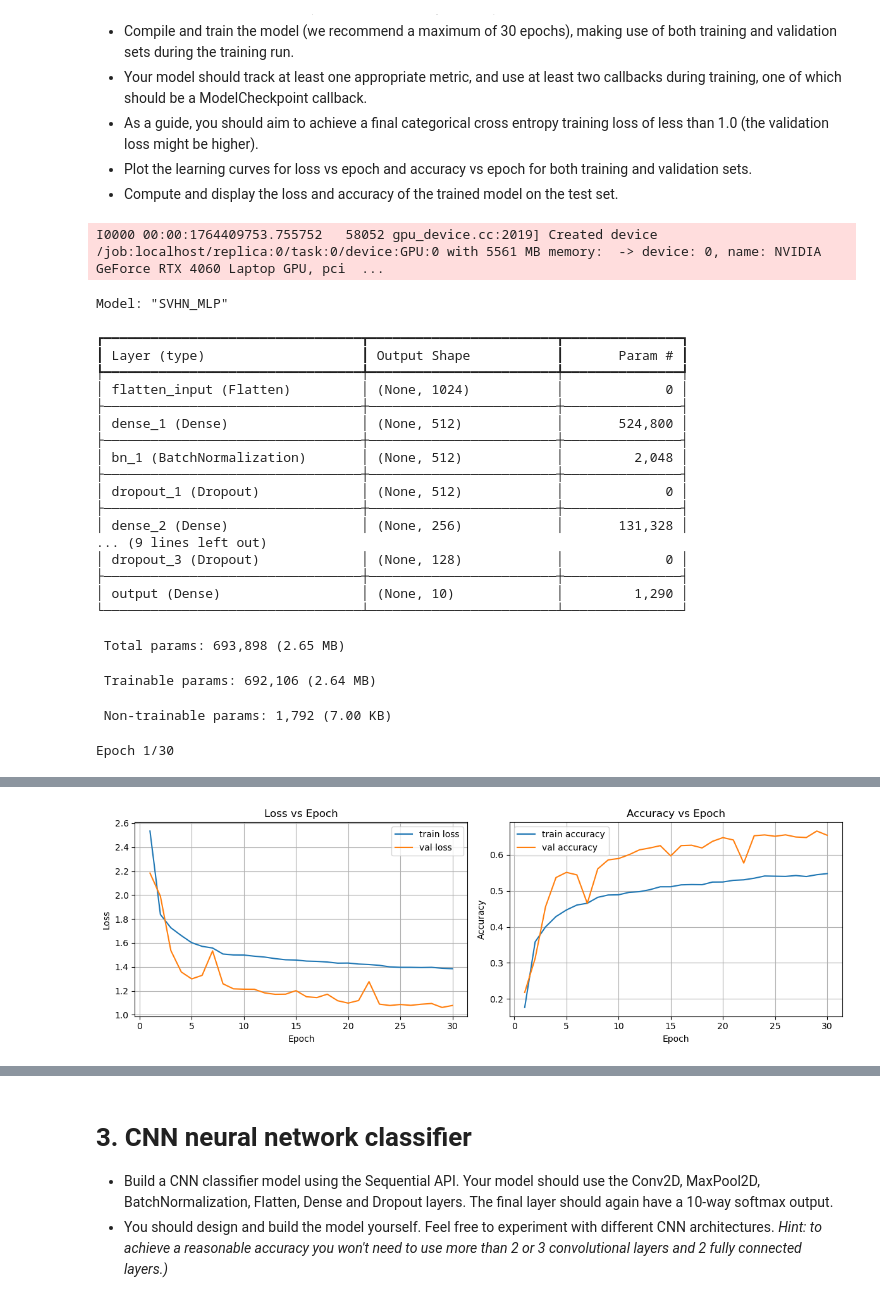
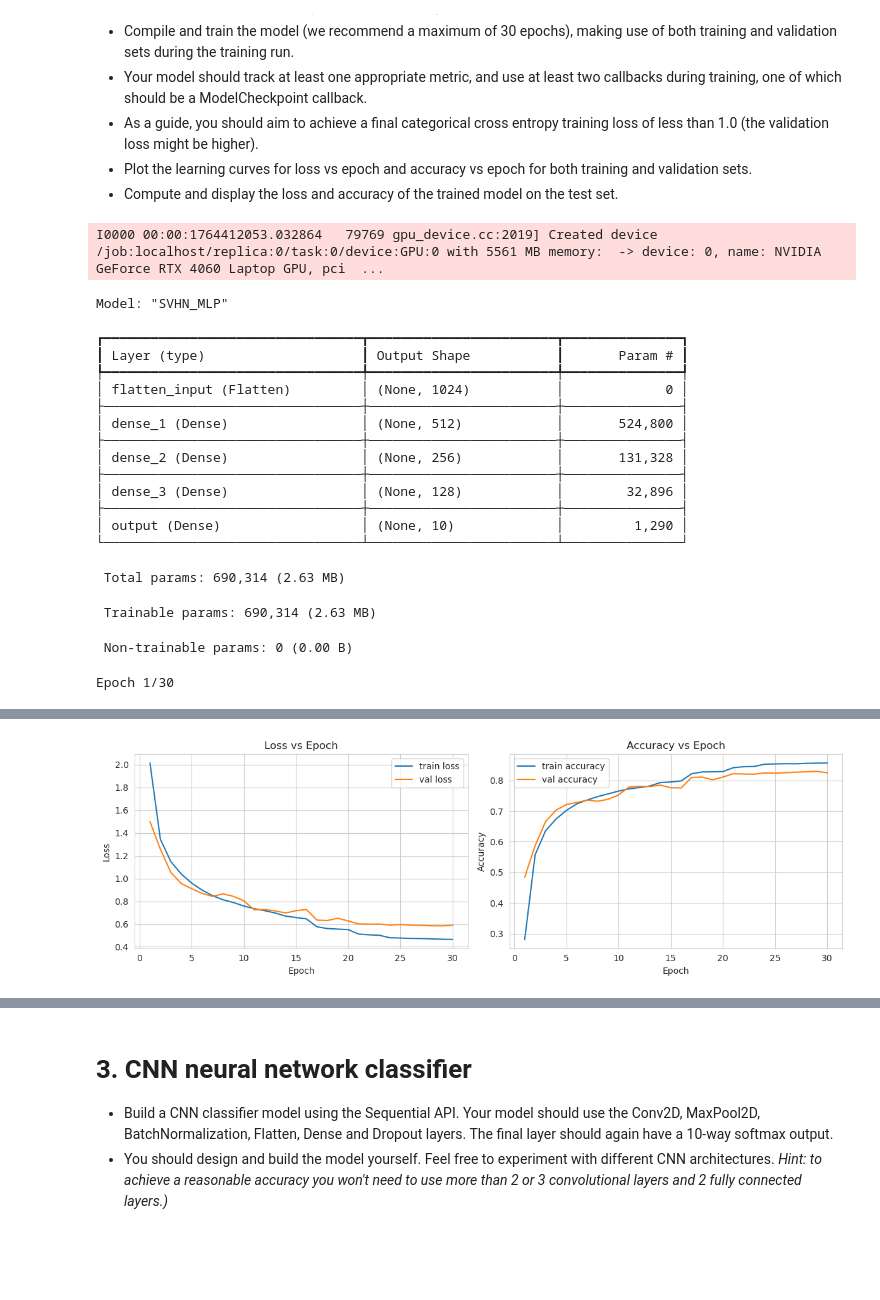
Before and after one commit to heritaco/Coursera, a Jupyter notebook: TensorFlow 2/01 Getting Started/05 Capstone Project/Capstone_Project.ipynb, the cells around one changed output, grey strips where cells are left out. Saved outputs shown, nothing was run; the diff lists cells and outputs as text; code cells hidden in the pictures; blank space fills up the shorter version.

```diff
--- a/TensorFlow 2/01 Getting Started/05 Capstone Project/Capstone_Project.ipynb
+++ b/TensorFlow 2/01 Getting Started/05 Capstone Project/Capstone_Project.ipynb
@@ -21,6 +26,8 @@ import os
 # Third-party scientific stack
 import numpy as np
 import matplotlib.pyplot as plt
+import seaborn as sns
+sns.set_style("whitegrid")
 from scipy.io import loadmat
 from sklearn.model_selection import train_test_split
 
@@ -298,8 +302,8 @@ def build_mlp_model(
     # Hidden Dense layers
     for i, units in enumerate(hidden_units, start=1):
         model.add(layers.Dense(units, activation="relu", name=f"dense_{i}"))
-        model.add(layers.BatchNormalization(name=f"bn_{i}"))
-        model.add(layers.Dropout(dropout_rate, name=f"dropout_{i}"))
+        # model.add(layers.BatchNormalization(name=f"bn_{i}"))
+        # model.add(layers.Dropout(dropout_rate, name=f"dropout_{i}"))
 
     # Output layer: 10-way softmax
     model.add(layers.Dense(num_classes, activation="softmax", name="output"))
@@ -437,7 +441,7 @@ x_tr, y_tr, x_val, y_val, x_te, y_te = prepare_mlp_data_from_svhn_gray(
 )
 
 # 2) Build, compile, and show model summary
-mlp_model = build_mlp_model(input_shape=x_tr.shape[1:], num_classes=10)
+mlp_model = build_mlp_model(input_shape=x_tr.shape[1:], num_classes=10, hidden_units=(512, 256, 128))
 compile_mlp_model(mlp_model, learning_rate=1e-3)
 mlp_model.summary()
 
@@ -466,7 +470,7 @@ plot_mlp_learning_curves(history_mlp)
 # 6) Evaluate on test set
 test_loss, test_acc = evaluate_mlp_on_test(mlp_model, x_te, y_te)
 # %% [output]
-I0000 00:00:1764409753.755752   58052 gpu_device.cc:2019] Created device /job:localhost/replica:0/task:0/device:GPU:0 with 5561 MB memory:  -> device: 0, name: NVIDIA GeForce RTX 4060 Laptop GPU, pci  ...
+I0000 00:00:1764412053.032864   79769 gpu_device.cc:2019] Created device /job:localhost/replica:0/task:0/device:GPU:0 with 5561 MB memory:  -> device: 0, name: NVIDIA GeForce RTX 4060 Laptop GPU, pci  ...
 Model: "SVHN_MLP"
 ┏━━━━━━━━━━━━━━━━━━━━━━━━━━━━━━━━━┳━━━━━━━━━━━━━━━━━━━━━━━━┳━━━━━━━━━━━━━━━┓
 ┃ Layer (type)                    ┃ Output Shape           ┃       Param # ┃
@@ -475,18 +479,14 @@ Model: "SVHN_MLP"
 ├─────────────────────────────────┼────────────────────────┼───────────────┤
 │ dense_1 (Dense)                 │ (None, 512)            │       524,800 │
 ├─────────────────────────────────┼────────────────────────┼───────────────┤
-│ bn_1 (BatchNormalization)       │ (None, 512)            │         2,048 │
+│ dense_2 (Dense)                 │ (None, 256)            │       131,328 │
 ├─────────────────────────────────┼────────────────────────┼───────────────┤
-│ dropout_1 (Dropout)             │ (None, 512)            │             0 │
-├─────────────────────────────────┼────────────────────────┼───────────────┤
-│ dense_2 (Dense)                 │ (None, 256)            │       131,328 │
-... (9 lines left out)
-│ dropout_3 (Dropout)             │ (None, 128)            │             0 │
+│ dense_3 (Dense)                 │ (None, 128)            │        32,896 │
 ├─────────────────────────────────┼────────────────────────┼───────────────┤
 │ output (Dense)                  │ (None, 10)             │         1,290 │
 └─────────────────────────────────┴────────────────────────┴───────────────┘
- Total params: 693,898 (2.65 MB)
+ Total params: 690,314 (2.63 MB)
- Trainable params: 692,106 (2.64 MB)
+ Trainable params: 690,314 (2.63 MB)
- Non-trainable params: 1,792 (7.00 KB)
+ Non-trainable params: 0 (0.00 B)
 Epoch 1/30
 WARNING: All log messages before absl::InitializeLog() is called are written to STDERR
@@ -514,2 +525,2 @@ Epoch 30: val_accuracy did not improve from 0.66571
 Restoring model weights from the end of the best epoch: 29.
-[figure, old version]
+[figure, new version]
```
Also changed, not shown: parts of 7 cells of this notebook, 2 other files.
